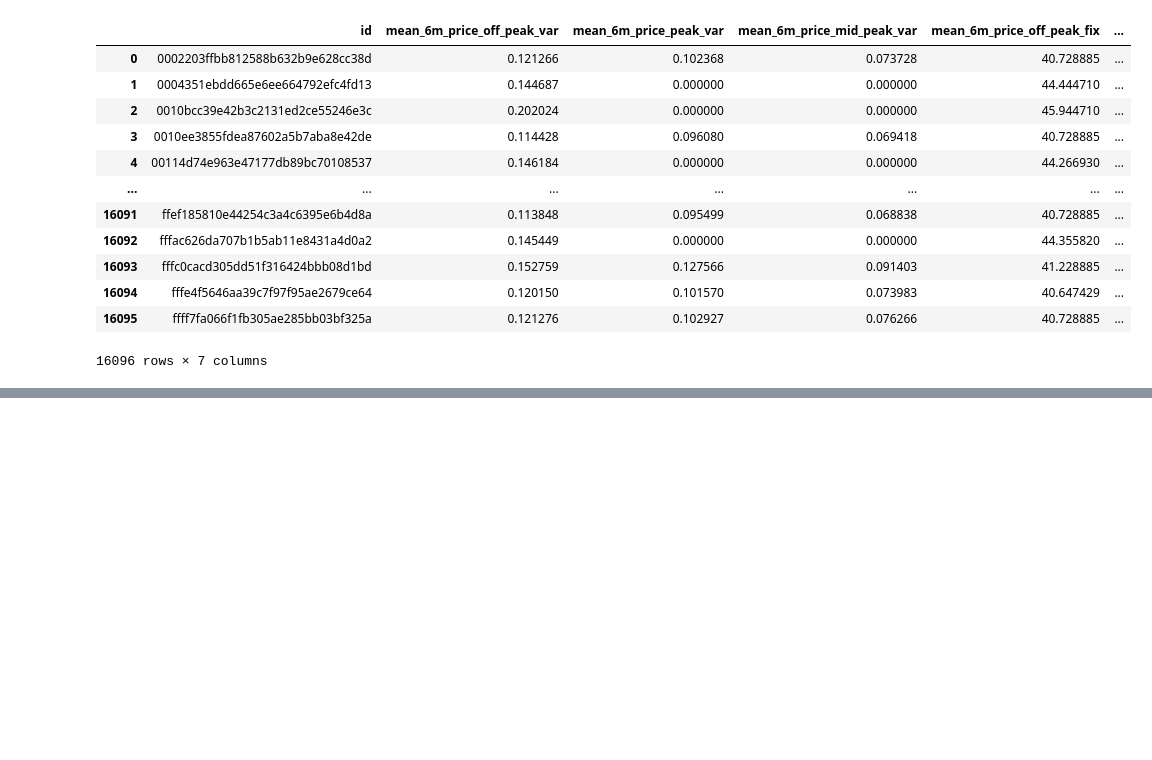
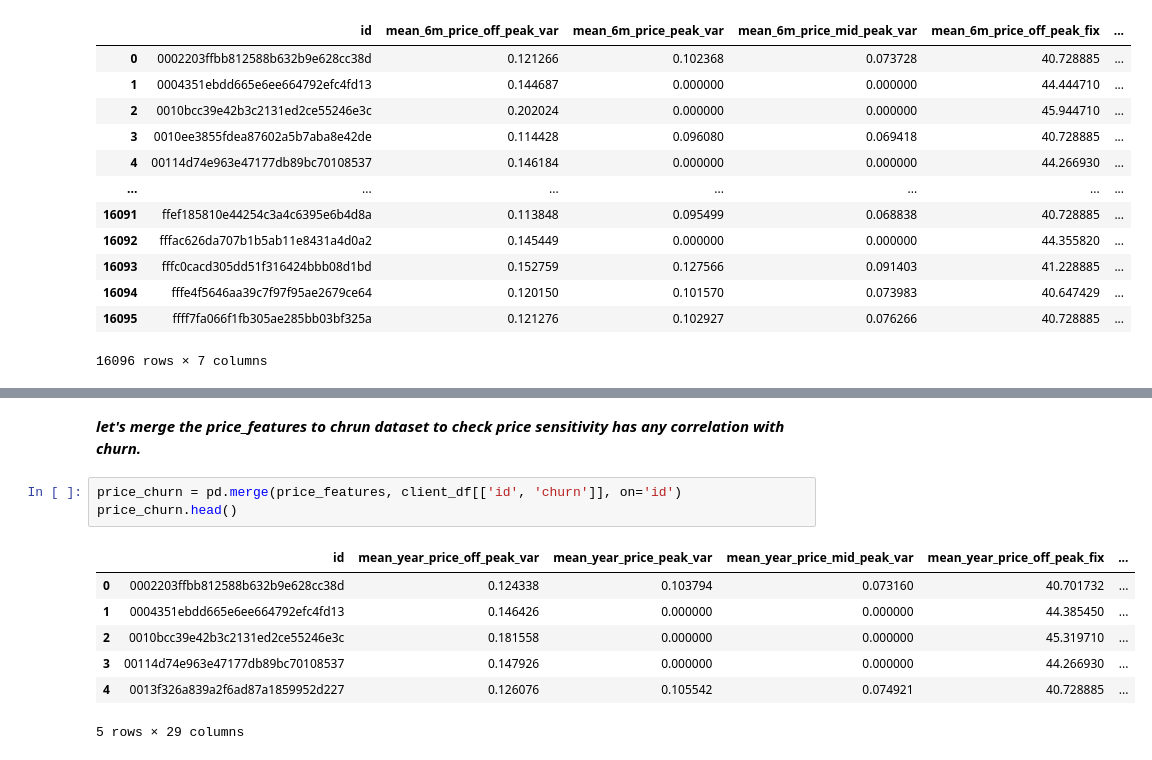
Before and after one commit to yash013/sme_customer_churn_problem, a Jupyter notebook: eda.ipynb, the cells around one changed output, grey strips where cells are left out. Saved outputs shown, nothing was run; the diff lists cells and outputs as text; blank space fills up the shorter version.

```diff
--- a/eda.ipynb
+++ b/eda.ipynb
@@ -572,0 +533,13 @@ for attr in ['price_off_peak_var', 'price_peak_var', 'price_mid_peak_var', 'pric
+# %% [markdown]
+***let's merge the price_features to chrun dataset to check price sensitivity has any correlation with churn.***
+# %%
+price_churn = pd.merge(price_features, client_df[['id', 'churn']], on='id')
+price_churn.head()
+# %% [output]
+|  | id | mean_year_price_off_peak_var | mean_year_price_peak_var | mean_year_price_mid_peak_var | mean_year_price_off_peak_fix | ... |
+| 0 | 0002203ffbb812588b632b9e628cc38d | 0.124338 | 0.103794 | 0.073160 | 40.701732 | ... |
+| 1 | 0004351ebdd665e6ee664792efc4fd13 | 0.146426 | 0.000000 | 0.000000 | 44.385450 | ... |
+| 2 | 0010bcc39e42b3c2131ed2ce55246e3c | 0.181558 | 0.000000 | 0.000000 | 45.319710 | ... |
+| 3 | 00114d74e963e47177db89bc70108537 | 0.147926 | 0.000000 | 0.000000 | 44.266930 | ... |
+| 4 | 0013f326a839a2f6ad87a1859952d227 | 0.126076 | 0.105542 | 0.074921 | 40.728885 | ... |
+5 rows × 29 columns
```
Also changed, not shown: parts of 23 cells of this notebook, 1 other file.
